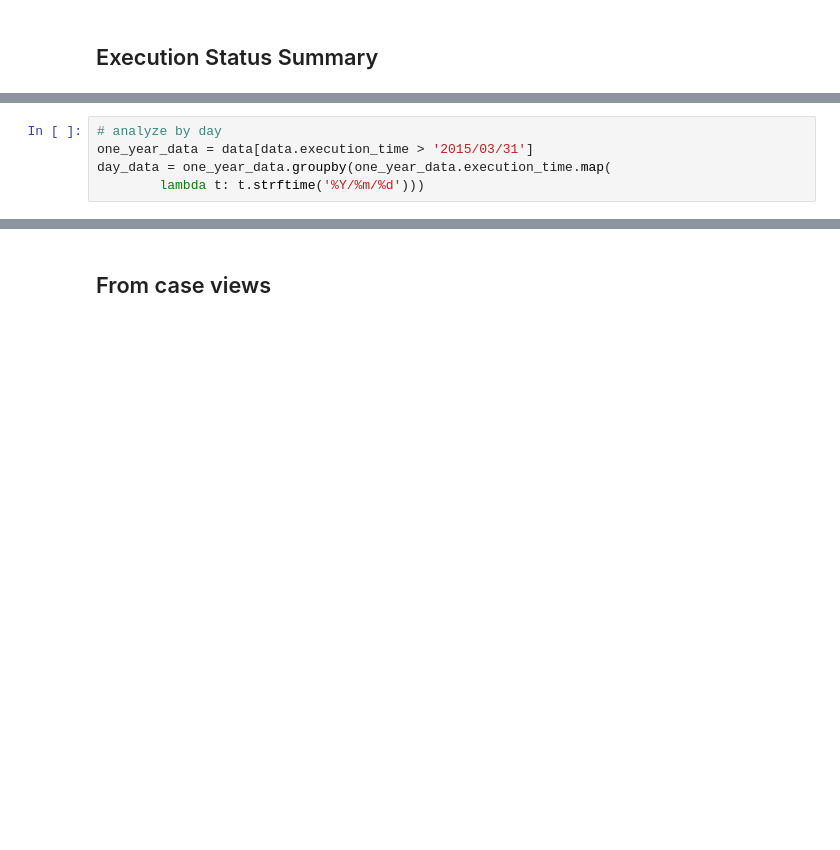
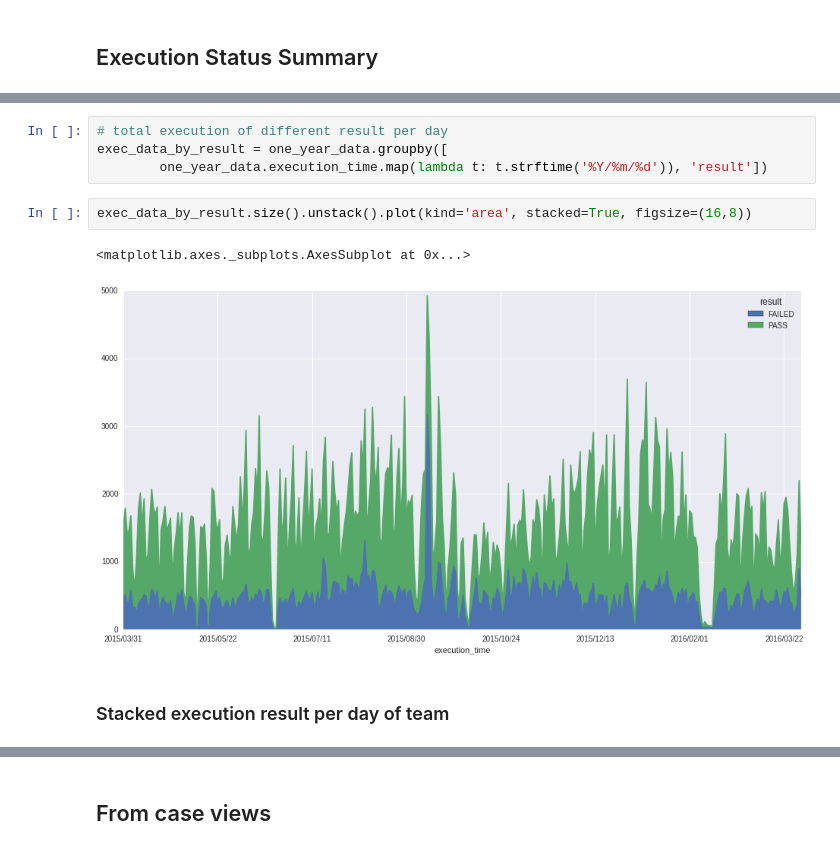
Before and after one commit to lybicat/netbyte, a Jupyter notebook: notebooks/test-execution-history-analysis.ipynb, the cells around one changed output, grey strips where cells are left out. Drawn from its saved outputs; the diff is of its cells as text; blank space fills up the shorter version.

```diff
--- a/notebooks/test-execution-history-analysis.ipynb
+++ b/notebooks/test-execution-history-analysis.ipynb
@@ -21,5 +100,11 @@ data = pd.read_sql_table('rtreport_testrecord', engine, columns=[
 # %%
-# analyze by day
-one_year_data = data[data.execution_time > '2015/03/31']
-day_data = one_year_data.groupby(one_year_data.execution_time.map(
-        lambda t: t.strftime('%Y/%m/%d')))
+# total execution of different result per day
+exec_data_by_result = one_year_data.groupby([
+        one_year_data.execution_time.map(lambda t: t.strftime('%Y/%m/%d')), 'result'])
+# %%
+exec_data_by_result.size().unstack().plot(kind='area', stacked=True, figsize=(16,8))
+# %% [output]
+<matplotlib.axes._subplots.AxesSubplot at 0x...>
+[figure, added]
+# %% [markdown]
+### Stacked execution result per day of team
```
Also changed, not shown: parts of 73 cells of this notebook.
